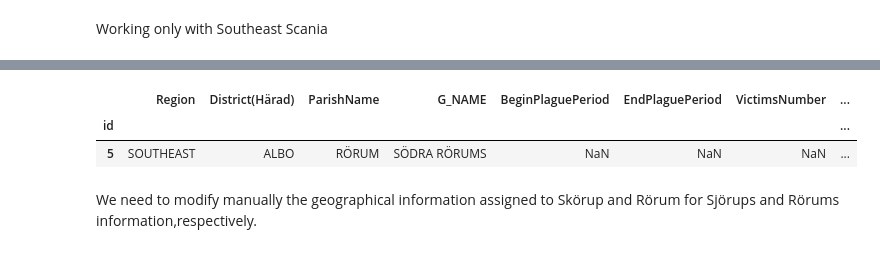
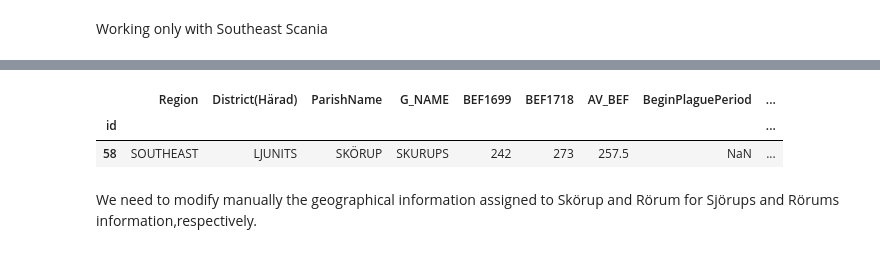
Before and after one commit to polislizarralde/PythonMathematicalModeling, a Jupyter notebook: docs/PlagueProject/databaseScania.ipynb, the cells around one changed output, grey strips where cells are left out. Saved outputs shown, nothing was run; the diff lists cells and outputs as text; code cells hidden in the pictures.

```diff
--- a/docs/PlagueProject/databaseScania.ipynb
+++ b/docs/PlagueProject/databaseScania.ipynb
@@ -46,6 +37,8 @@ Reading the different data sources (.xlsx, and .csv files)
 plagueParishesScania = pd.read_csv(appendix6_path, sep=",", encoding="utf-8")
 # All parishes in Scania during the plague period
 allParishesScania = pd.read_excel(allParishes_path)
+# All parishes from the southeast region of Scania with population data from Lennart Palm file
+southeastScania = pd.read_excel(allParishes_path, sheet_name="southeast")
 # %% [markdown]
 Transforming the lowercase to uppercase and checking the type
 # %%
@@ -53,6 +46,8 @@ allParishesScania = allParishesScania.apply(
     lambda x: x.astype(str).str.upper())
 plagueParishesScania = plagueParishesScania.apply(
     lambda x: x.astype(str).str.upper())
+southeastScania = southeastScania.apply(
+    lambda x: x.astype(str).str.upper())
 type(plagueParishesScania)
 type(allParishesScania)
 # %% [output]
@@ -130,0 +128,3 @@ southeastParishes.loc[southeastParishes['ParishName'] == 'RÖRUM']
+# %%
+southeastParishesPop = pd.merge(
+    southeastScania, southeastParishes, how='left', on=['ParishName', 'Region', 'District(Härad)'])
@@ -290,7 +271,7 @@ plt.show()
 # %% [markdown]
 Working only with Southeast Scania
 # %%
-df1 = southeastParishes
+df1 = southeastParishesPop
 df2 = parishScaniaMap
 
 df_matches = fuzzy_match(
@@ -339,12 +303,13 @@ df_output.sort_values('ParishName')
 # %%
 southeastParishMap = df_output[[
-    'Region', 'District(Härad)', 'ParishName', 'G_NAME', 'BeginPlaguePeriod', 'EndPlaguePeriod', 'VictimsNumber','geometry']]
+    'Region', 'District(Härad)', 'ParishName', 'G_NAME', 'BEF1699', 'BEF1718', 'AV_BEF', 'BeginPlaguePeriod', 'EndPlaguePeriod', 'VictimsNumber','geometry']]
 # Get the index for Skörup for fixing the geographical data
 southeastParishMap.loc[southeastParishMap['ParishName'] == 'RÖRUM']
+southeastParishMap.loc[southeastParishMap['ParishName'] == 'SKÖRUP']
 # %% [output]
-|  | Region | District(Härad) | ParishName | G_NAME | BeginPlaguePeriod | EndPlaguePeriod | VictimsNumber | ... |
-| id |  |  |  |  |  |  |  | ... |
-| 5 | SOUTHEAST | ALBO | RÖRUM | SÖDRA RÖRUMS | NaN | NaN | NaN | ... |
+|  | Region | District(Härad) | ParishName | G_NAME | BEF1699 | BEF1718 | AV_BEF | BeginPlaguePeriod | ... |
+| id |  |  |  |  |  |  |  |  | ... |
+| 58 | SOUTHEAST | LJUNITS | SKÖRUP | SKURUPS | 242 | 273 | 257.5 | NaN | ... |
 # %% [markdown]
 We need to modify manually the geographical information assigned to Skörup and Rörum for Sjörups and Rörums information,respectively.
 # %%
```
Also changed, not shown: parts of 43 cells of this notebook, 1 other file.
